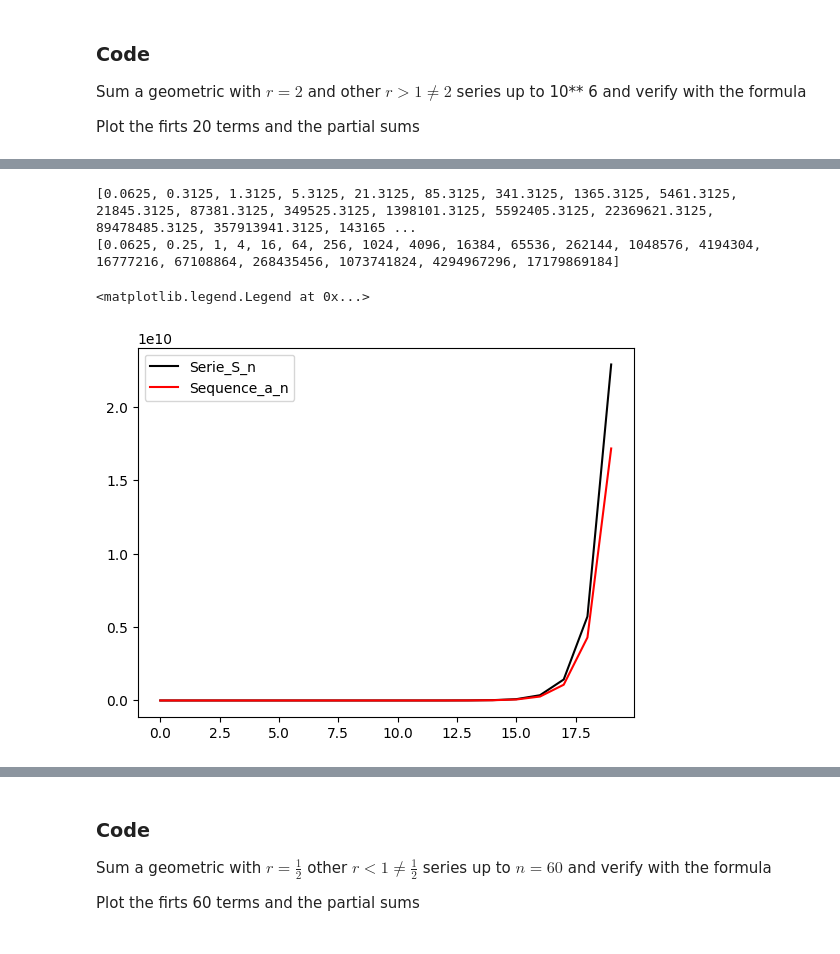
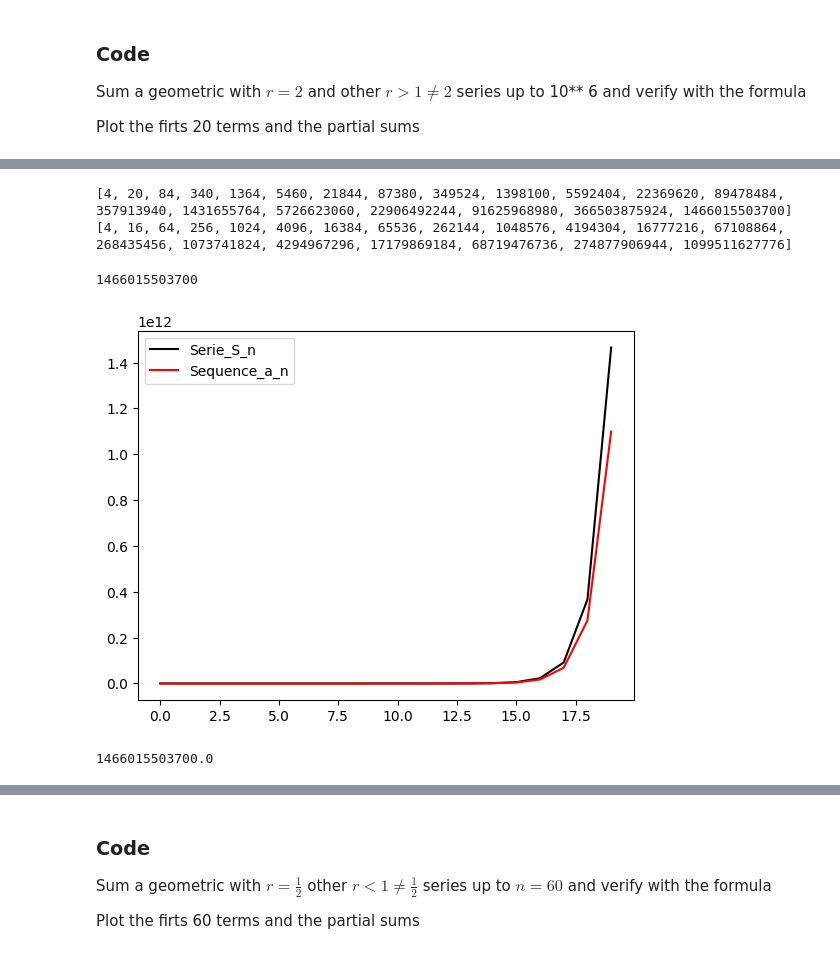
Before and after one commit to jorozcove/MetNumUN2023II, a Jupyter notebook: lab_1/jorozcoveArithmeticSeriesGeometricSeriesPowerSums.ipynb, the cells around one changed output, grey strips where cells are left out. Cells and saved outputs as stored; diff of their text form; code cells hidden in the pictures.

```diff
--- a/lab_1/jorozcoveArithmeticSeriesGeometricSeriesPowerSums.ipynb
+++ b/lab_1/jorozcoveArithmeticSeriesGeometricSeriesPowerSums.ipynb
@@ -322,15 +339,15 @@ Sum a geometric with $r =2$ and other $r > 1 \neq 2$  series up to 10** 6 and ve
 
 Plot the firts 20 terms and the partial sums
 # %%
-# r = 2
+r = 2
 n = 20
 S_n = 0
 Serie_S_n=[]
 Sequence_a_n =[]
 for i in range(1,n+1):
-    S_n = S_n + 2**(i-5)
+    S_n = S_n + r**i
     Serie_S_n.append(S_n)
-    Sequence_a_n.append(2**(i-5))
+    Sequence_a_n.append(r**i)
 
 print(Serie_S_n)
 print(Sequence_a_n)
@@ -338,4 +355,6 @@ print(Sequence_a_n)
 plt.plot(Serie_S_n, color='black',label='Serie_S_n')
 plt.plot(Sequence_a_n, color='red',label='Sequence_a_n')
 plt.legend()
+
+S_n
 # %% [output]
@@ -346,25 +370,32 @@ plt.legend()
 # %%
-# r = 4
+r = 4
 n = 20
 S_n = 0
 Serie_S_n=[]
 Sequence_a_n =[]
 for i in range(1,n+1):
-    S_n = S_n + 4**(i-3)
+    S_n = S_n + r**i
     Serie_S_n.append(S_n)
-    Sequence_a_n.append(4**(i-3))
+    Sequence_a_n.append(r**i)
 
 print(Serie_S_n)
 print(Sequence_a_n)
 
 plt.plot(Serie_S_n, color='black',label='Serie_S_n')
 plt.plot(Sequence_a_n, color='red',label='Sequence_a_n')
 plt.legend()
+
+S_n
 # %% [output]
-[0.0625, 0.3125, 1.3125, 5.3125, 21.3125, 85.3125, 341.3125, 1365.3125, 5461.3125, 21845.3125, 87381.3125, 349525.3125, 1398101.3125, 5592405.3125, 22369621.3125, 89478485.3125, 357913941.3125, 143165 ...
-[0.0625, 0.25, 1, 4, 16, 64, 256, 1024, 4096, 16384, 65536, 262144, 1048576, 4194304, 16777216, 67108864, 268435456, 1073741824, 4294967296, 17179869184]
+[4, 20, 84, 340, 1364, 5460, 21844, 87380, 349524, 1398100, 5592404, 22369620, 89478484, 357913940, 1431655764, 5726623060, 22906492244, 91625968980, 366503875924, 1466015503700]
+[4, 16, 64, 256, 1024, 4096, 16384, 65536, 262144, 1048576, 4194304, 16777216, 67108864, 268435456, 1073741824, 4294967296, 17179869184, 68719476736, 274877906944, 1099511627776]
-<matplotlib.legend.Legend at 0x...>
+1466015503700
-[figure, old version]
+[figure, new version]
+# %%
+#Verificacion con la formula usando r = 4
+(1-r**(n+1))/(1-r)-1
+# %% [output]
+1466015503700.0
 # %% [markdown]
 ## Zenon Arrow
 
```
Also changed, not shown: parts of 10 cells of this notebook.
